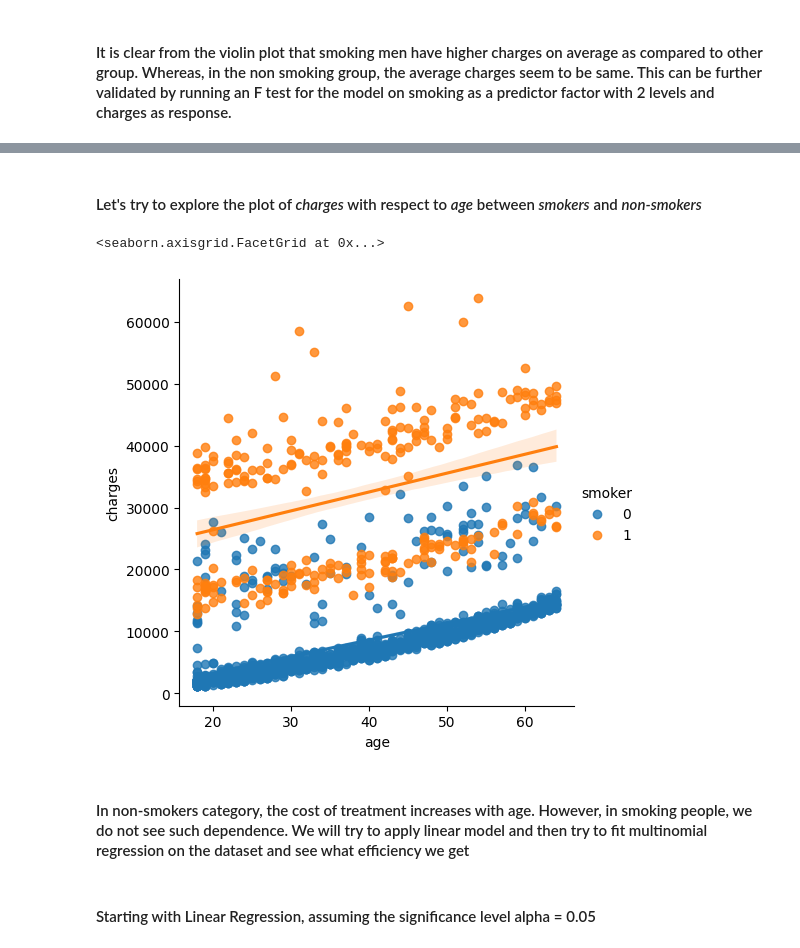
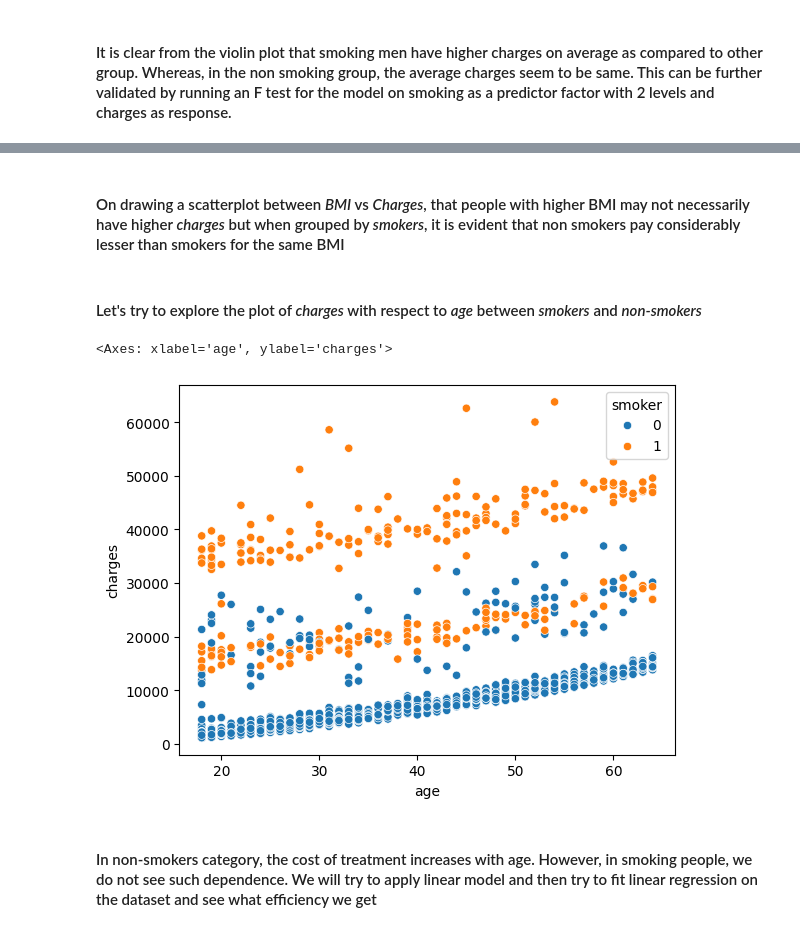
Before and after one commit to ashish612/dtsa-5509, a Jupyter notebook: DTSA-5509 Finals.ipynb, the cells around one changed output, grey strips where cells are left out. Drawn from its saved outputs; the diff is of its cells as text; code cells hidden in the pictures.

Commit message:
fixed some texts and plot

```diff
--- a/DTSA-5509 Finals.ipynb
+++ b/DTSA-5509 Finals.ipynb
@@ -164,12 +162,14 @@ Text(0.5, 1.0, 'Charges vs BMI')
+# %% [markdown]
+#### On drawing a scatterplot between _BMI_ vs _Charges_, that people with higher BMI may not necessarily have higher _charges_ but when grouped by _smokers_, it is evident that non smokers pay considerably lesser than smokers for the same BMI
 # %% [markdown]
 #### Let's try to explore the plot of _charges_ with respect to _age_ between _smokers_ and _non-smokers_
 # %%
-sns.lmplot(x="age", y="charges", hue='smoker', data=df)
+sns.scatterplot(x="age", y="charges", hue='smoker', data=df)
 # %% [output]
-<seaborn.axisgrid.FacetGrid at 0x...>
+<Axes: xlabel='age', ylabel='charges'>
-[figure, old version]
+[figure, new version]
 # %% [markdown]
-#### In non-smokers category, the cost of treatment increases with age. However, in smoking people, we do not see such dependence. We will try to apply linear model and then try to fit multinomial regression on the dataset and see what efficiency we get
+#### In non-smokers category, the cost of treatment increases with age. However, in smoking people, we do not see such dependence. We will try to apply linear model and then try to fit linear regression on the dataset and see what efficiency we get
 # %%
 from sklearn.linear_model import LinearRegression
 from sklearn.model_selection import train_test_split
@@ -181,5 +181,3 @@ import statsmodels.api as sm
 X = df.drop(['charges','region','age','sex'], axis = 1)
 y = df.charges
 x_train, x_test, y_train, y_test = train_test_split(X, y, test_size=0.2, random_state=2)
-# %% [markdown]
-#### Starting with Linear Regression, assuming the significance level alpha = 0.05
```
Also changed, not shown: parts of 20 cells of this notebook.
